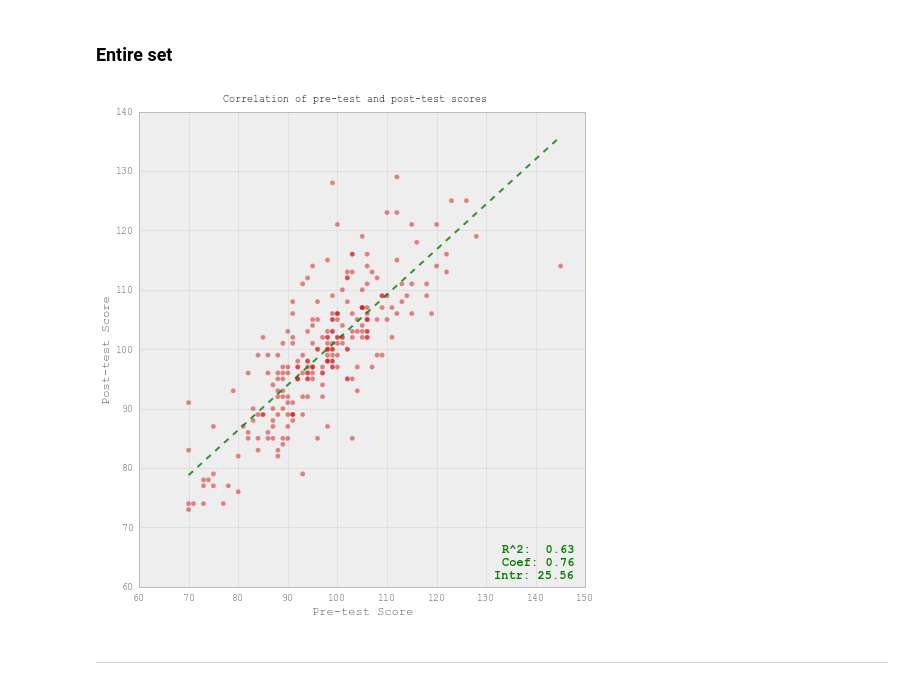
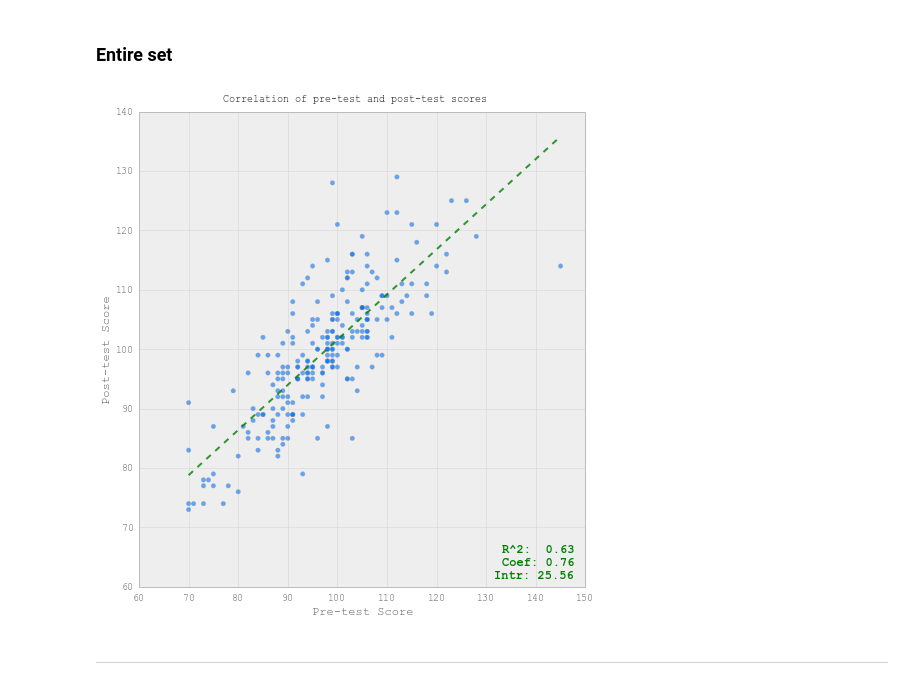
Before and after one commit to tcarnus/suas_literacy, a Jupyter notebook: 02_InitialExploration.ipynb, the cells around one changed output. Cells and saved outputs as stored; diff of their text form; code cells hidden in the pictures.

```diff
--- a/02_InitialExploration.ipynb
+++ b/02_InitialExploration.ipynb
@@ -118,36 +117,36 @@ x = df['staard_score_pre']
 y = df['staard_score_post']
 
 cm_cmap = cm.get_cmap('hsv')
 fig, axes1d = plt.subplots(nrows=1, ncols=1, sharex=True, figsize=(8,8))
 fig.subplots_adjust(wspace=0.2)
 fig.suptitle('Correlation of pre-test and post-test scores')
 
 sp = axes1d
-clr = cm_cmap(0)
-sp.scatter(x=x,y=y,color=clr,alpha=0.5,edgecolor='#999999')
+clr = cm_cmap(0.6)
+sp.scatter(x=x,y=y,color=clr,alpha=0.6,edgecolor='#999999')
 
 # fit and plot a new linear model
 regr = linear_model.LinearRegression()
 regr.fit(pd.DataFrame(x),pd.DataFrame(y))
 x_prime = np.linspace(x.min(),x.max(),num=10)[:,np.newaxis]
 y_hat = regr.predict(x_prime)
 sp.plot(x_prime,y_hat,linewidth=2,linestyle='dashed',color='green',alpha=0.8)
 
 ss_res = regr.residues_[0]
 ss_tot = np.sum((y - np.mean(y))**2)
 rsq = 1 - (ss_res/ss_tot)
 
 sp.annotate('R^2:  {:.2f}\nCoef: {:.2f}\nIntr: {:.2f}'.format(rsq,regr.coef_[0][0],regr.intercept_[0])
                 ,xy=(1,0),xycoords='axes fraction',xytext=(-12,6),textcoords='offset points'
                 ,color='green',weight='bold',size=12,ha='right',va='bottom')
 sp.set_ylabel('Post-test Score')
 sp.set_xlabel('Pre-test Score')
 sp.axes.grid(True,linestyle='-',color='lightgrey')
 
 plt.subplots_adjust(top=0.95)
 plt.show()
 # %% [output]
-[figure, old version]
+[figure, new version]
 # %%
 ## scores pre vs post for test type
 
```
Also changed, not shown: parts of 10 cells of this notebook, 1 other file.
